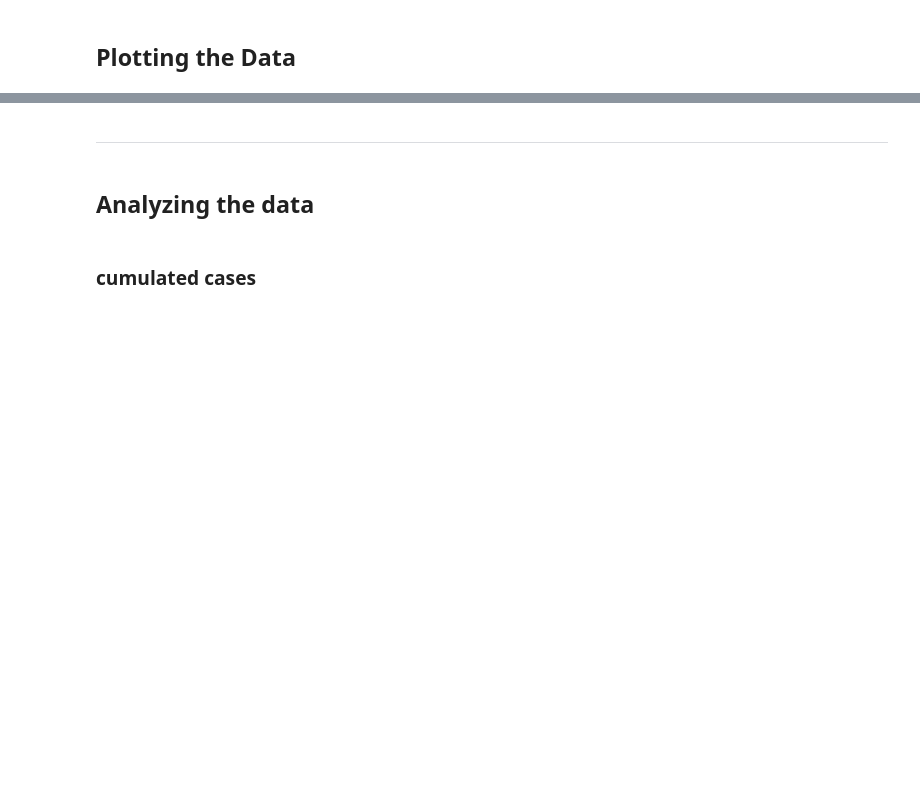
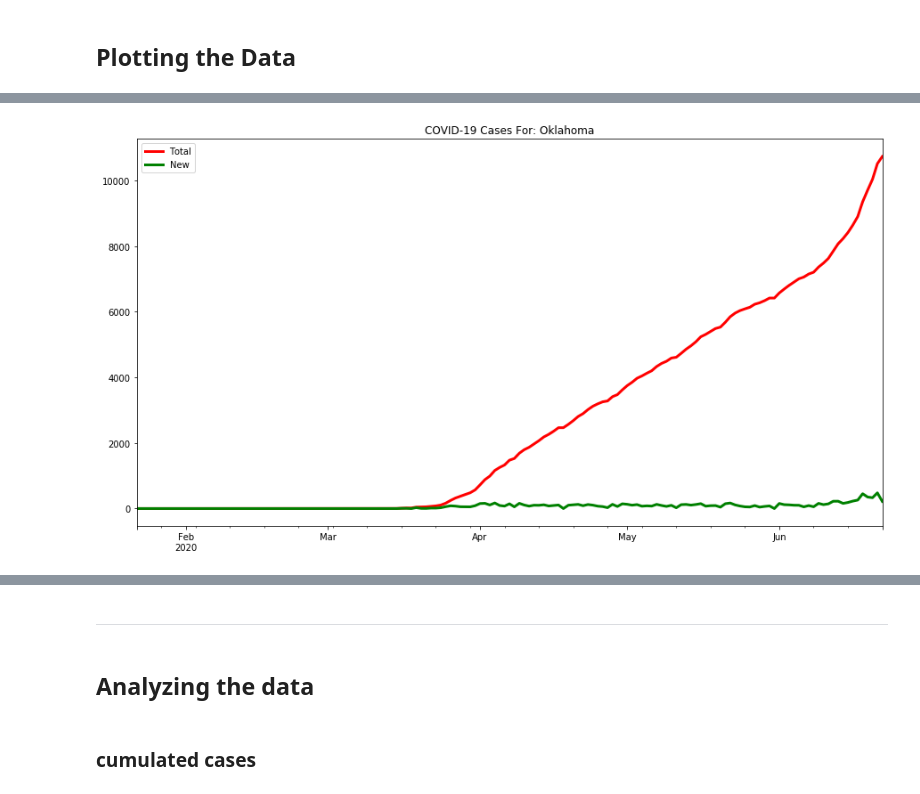
Before and after one commit to sahussain/Udacity-MLEN-CapstoneProject, a Jupyter notebook: Notebooks/TSFMs2 .ipynb, the cells around one changed output, grey strips where cells are left out. Saved outputs shown, nothing was run; the diff lists cells and outputs as text; code cells hidden in the pictures; blank space fills up the shorter version.

```diff
--- a/Notebooks/TSFMs2 .ipynb
+++ b/Notebooks/TSFMs2 .ipynb
@@ -103,0 +159,3 @@ list(covid_df.columns)
+# %%
+#Getting State list
+state = list(covid_df.columns)
@@ -125,0 +281,4 @@ covid_df.describe()
+# %%
+PlotRandomState(covid_df)
+# %% [output]
+[figure, added]
```
Also changed, not shown: parts of 30 cells of this notebook.
